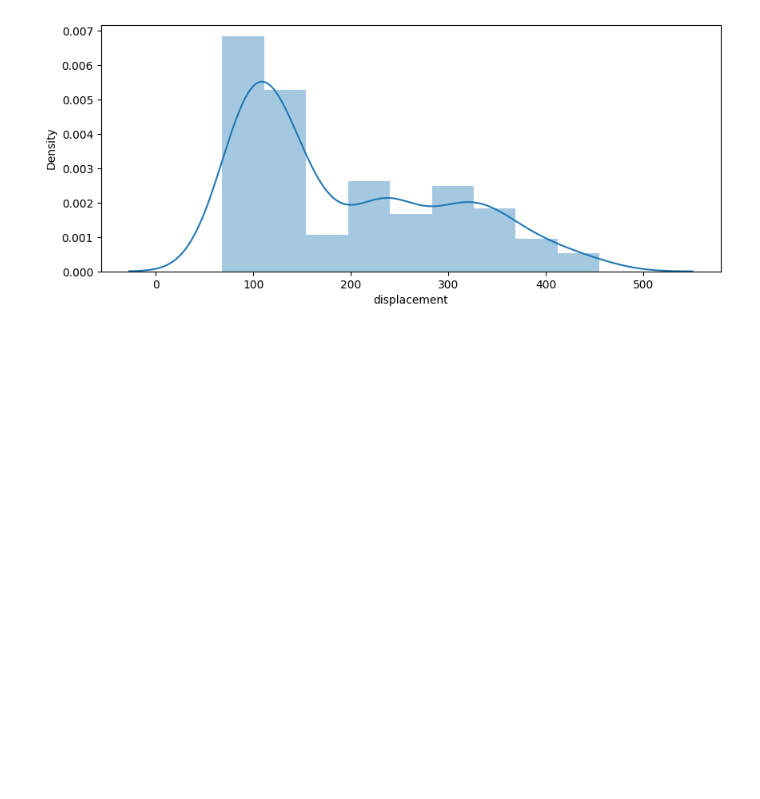
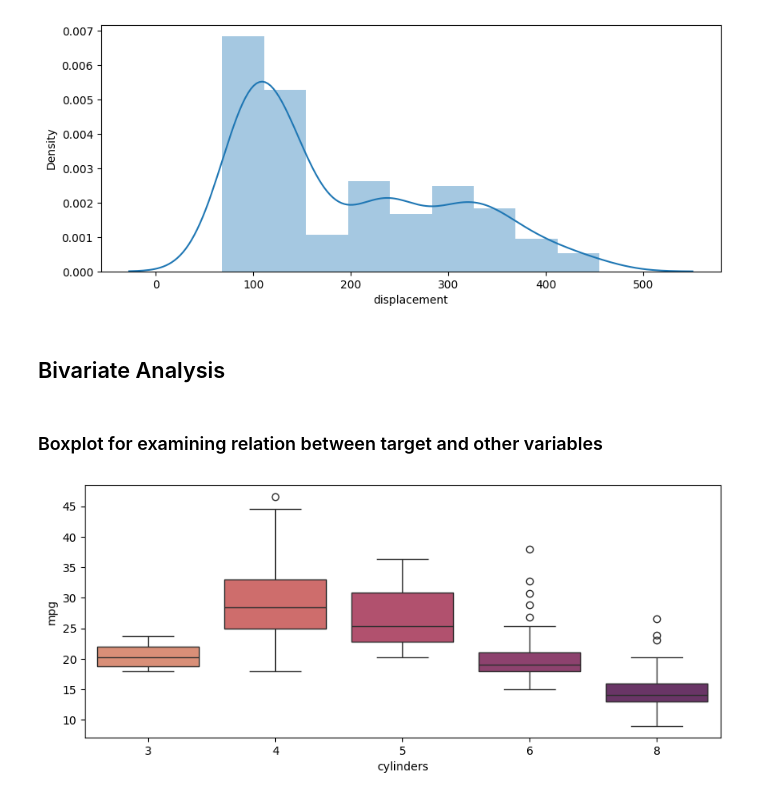
Before and after one commit to tshihab07/MPG-Forecasting-Model, a Jupyter notebook: MPG Forecasting Model.ipynb, the cells around one changed output. Cells and saved outputs as stored; diff of their text form; code cells hidden in the pictures; blank space fills up the shorter version.

Commit message:
Add bivariate analysis for 'mpg' vs 'cylinders', 'model year' and 'horsepower' using boxplot

```diff
--- a/MPG Forecasting Model.ipynb
+++ b/MPG Forecasting Model.ipynb
@@ -208,3 +218,18 @@ sns.distplot(df["displacement"])
 plt.show()
 # %% [output]
 [figure]
+# %% [markdown]
+## Bivariate Analysis
+# %% [markdown]
+### Boxplot for examining relation between target and other variables
+# %%
+# figure size
+plt.figure(figsize=(10, 4))
+
+# boxplot for mpg vs cylinders
+sns.boxplot(data=df, x = "cylinders", y = "mpg", palette="flare")
+
+# show the plot
+plt.show()
+# %% [output]
+[figure, added]
```
Also changed, not shown: parts of 7 cells of this notebook.
